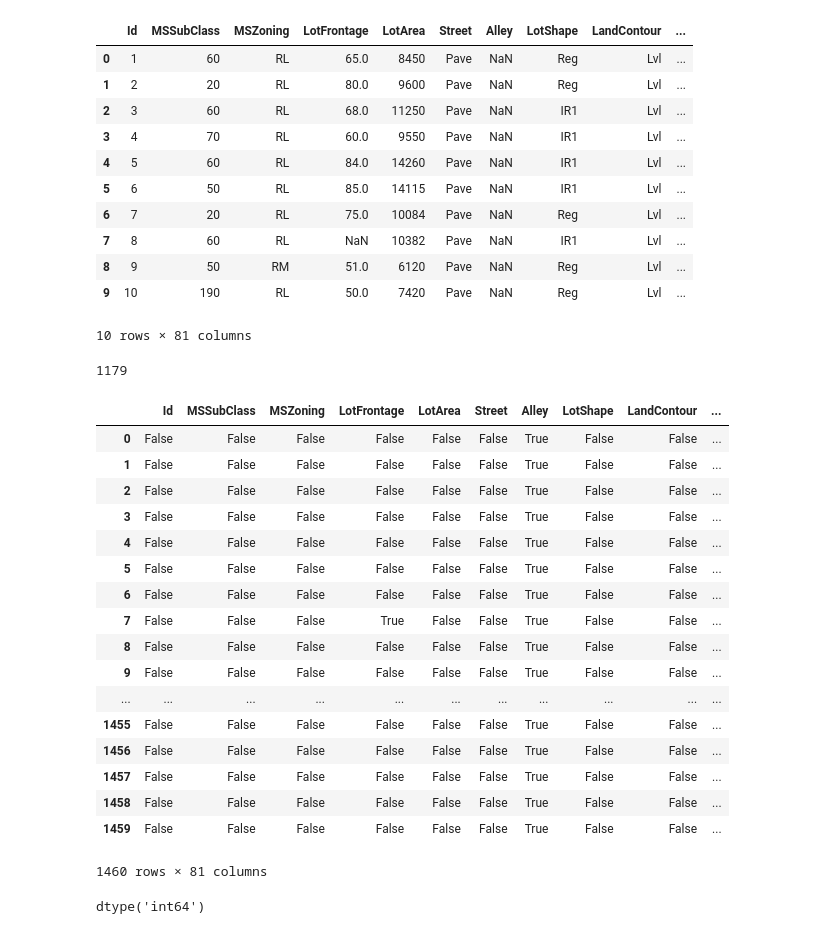
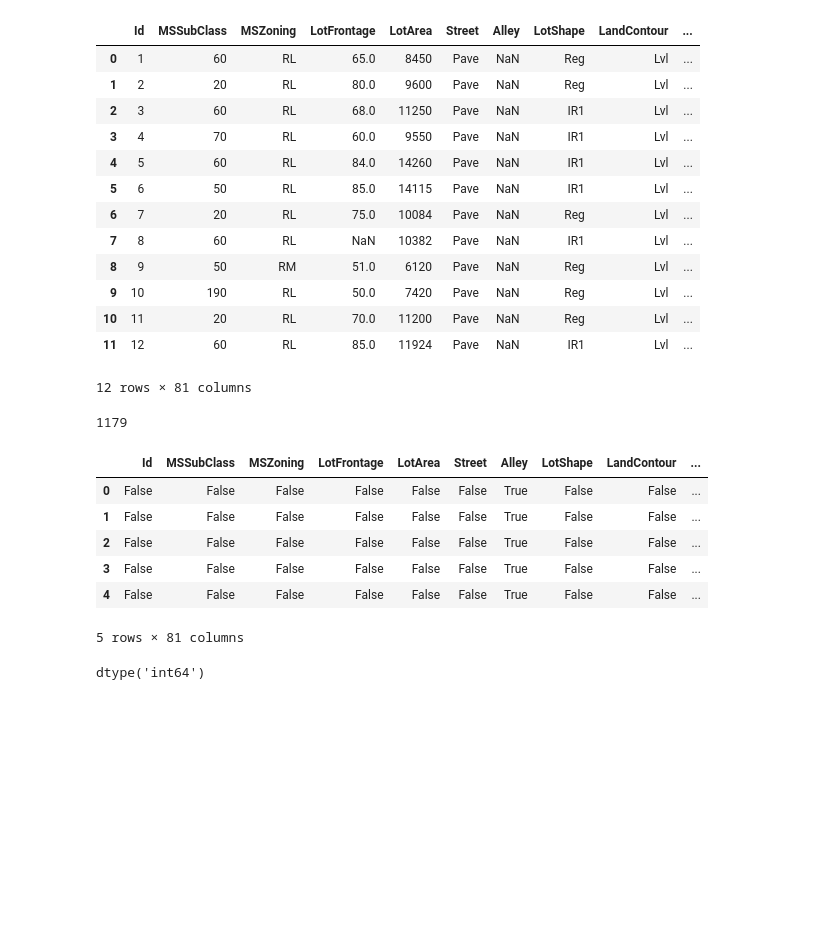
Before and after one commit to masaguaro/Data-Mining, a Jupyter notebook: house_price/rodo_proposal.ipynb, the cells around one changed output. Saved outputs shown, nothing was run; the diff lists cells and outputs as text; code cells hidden in the pictures; blank space fills up the shorter version.

```diff
--- a/house_price/rodo_proposal.ipynb
+++ b/house_price/rodo_proposal.ipynb
@@ -11,7 +10,7 @@ warnings.filterwarnings('ignore')
 %matplotlib inline
 # %%
 df_train = pd.read_csv('data/train.csv')
-df_train.head(10)
+df_train.head(12)
 # %% [output]
 |  | Id | MSSubClass | MSZoning | LotFrontage | LotArea | Street | Alley | LotShape | LandContour | ... |
 | 0 | 1 | 60 | RL | 65.0 | 8450 | Pave | NaN | Reg | Lvl | ... |
@@ -24,32 +23,23 @@ df_train.head(10)
 | 7 | 8 | 60 | RL | NaN | 10382 | Pave | NaN | IR1 | Lvl | ... |
 | 8 | 9 | 50 | RM | 51.0 | 6120 | Pave | NaN | Reg | Lvl | ... |
 | 9 | 10 | 190 | RL | 50.0 | 7420 | Pave | NaN | Reg | Lvl | ... |
+| 10 | 11 | 20 | RL | 70.0 | 11200 | Pave | NaN | Reg | Lvl | ... |
+| 11 | 12 | 60 | RL | 85.0 | 11924 | Pave | NaN | IR1 | Lvl | ... |
-10 rows × 81 columns
+12 rows × 81 columns
 # %%
 (df_train.isna()['Fence'] == True).sum()
 # %% [output]
 1179
 # %%
-df_train.isna()
+df_train.isna().head()
 # %% [output]
 |  | Id | MSSubClass | MSZoning | LotFrontage | LotArea | Street | Alley | LotShape | LandContour | ... |
 | 0 | False | False | False | False | False | False | True | False | False | ... |
 | 1 | False | False | False | False | False | False | True | False | False | ... |
 | 2 | False | False | False | False | False | False | True | False | False | ... |
 | 3 | False | False | False | False | False | False | True | False | False | ... |
 | 4 | False | False | False | False | False | False | True | False | False | ... |
-| 5 | False | False | False | False | False | False | True | False | False | ... |
-| 6 | False | False | False | False | False | False | True | False | False | ... |
-| 7 | False | False | False | True | False | False | True | False | False | ... |
-| 8 | False | False | False | False | False | False | True | False | False | ... |
-| 9 | False | False | False | False | False | False | True | False | False | ... |
-| ... | ... | ... | ... | ... | ... | ... | ... | ... | ... | ... |
-| 1455 | False | False | False | False | False | False | True | False | False | ... |
-| 1456 | False | False | False | False | False | False | True | False | False | ... |
-| 1457 | False | False | False | False | False | False | True | False | False | ... |
-| 1458 | False | False | False | False | False | False | True | False | False | ... |
-| 1459 | False | False | False | False | False | False | True | False | False | ... |
-1460 rows × 81 columns
+5 rows × 81 columns
 # %%
 df_train['Id'].dtype
 # %% [output]
```
Also changed, not shown: parts of 31 cells of this notebook, 1 other file.
